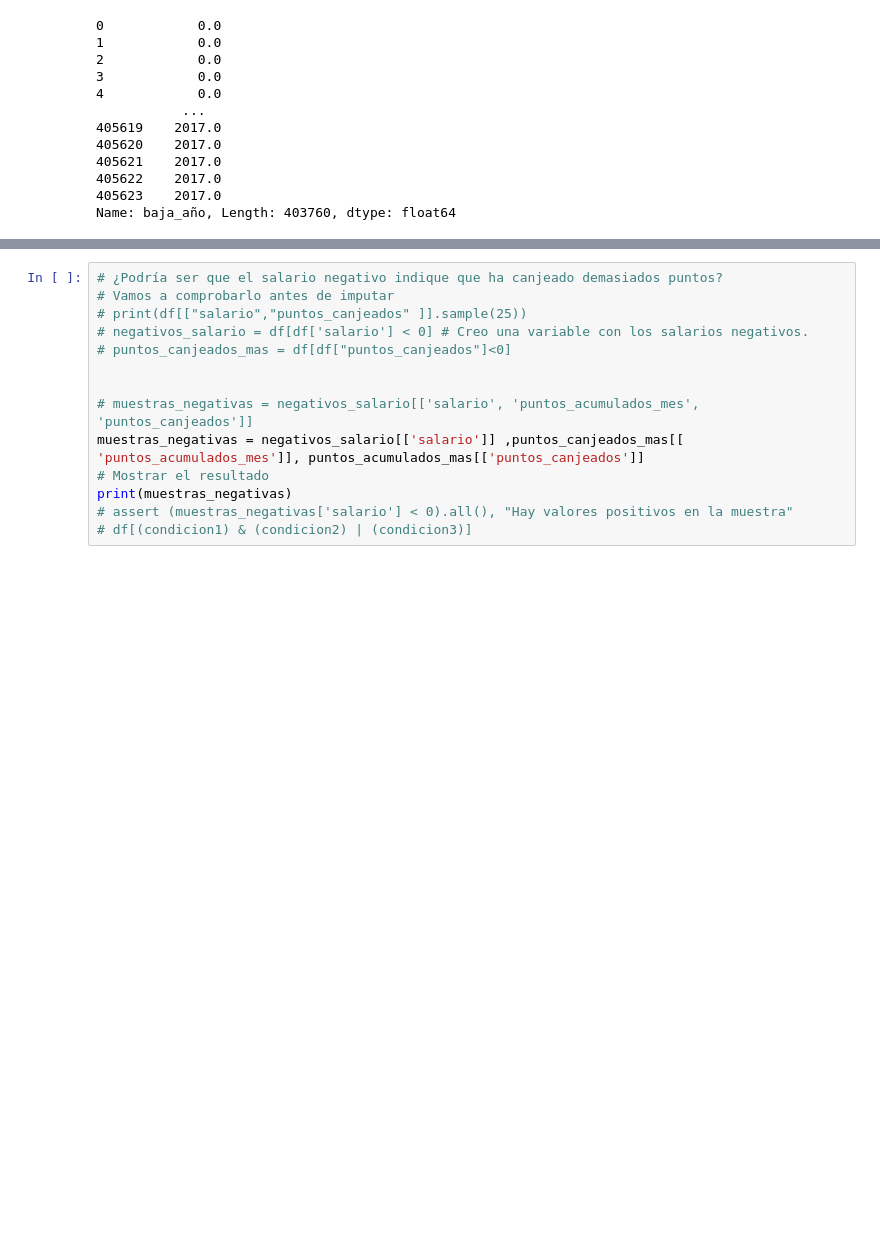
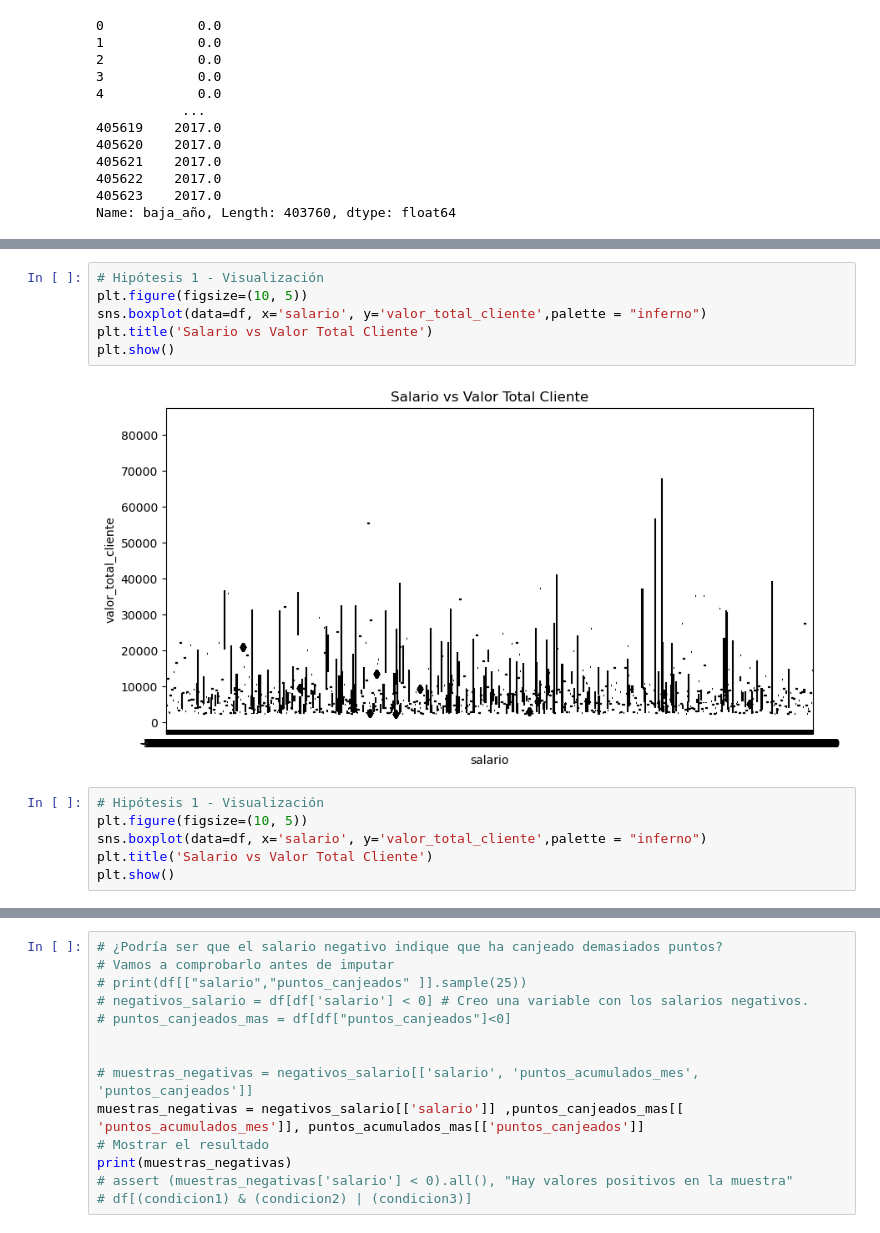
Before and after one commit to Adalab/bda-modulo-3-evaluacion-final-VeronicaVerdugo, a Jupyter notebook: M3-Evaluacion-VeronicaVerdugo.ipynb, the cells around one changed output, grey strips where cells are left out. Saved outputs shown, nothing was run; the diff lists cells and outputs as text; blank space fills up the shorter version.

Commit message:
hipotesis salarios

```diff
--- a/M3-Evaluacion-VeronicaVerdugo.ipynb
+++ b/M3-Evaluacion-VeronicaVerdugo.ipynb
@@ -193,0 +259,14 @@ Name: baja_año, Length: 403760, dtype: float64
+# %%
+# Hipótesis 1 - Visualización
+plt.figure(figsize=(10, 5))
+sns.boxplot(data=df, x='salario', y='valor_total_cliente',palette = "inferno")
+plt.title('Salario vs Valor Total Cliente')
+plt.show()
+# %% [output]
+[figure, added]
+# %%
+# Hipótesis 1 - Visualización
+plt.figure(figsize=(10, 5))
+sns.boxplot(data=df, x='salario', y='valor_total_cliente',palette = "inferno")
+plt.title('Salario vs Valor Total Cliente')
+plt.show()
```
Also changed, not shown: parts of 20 cells of this notebook.
